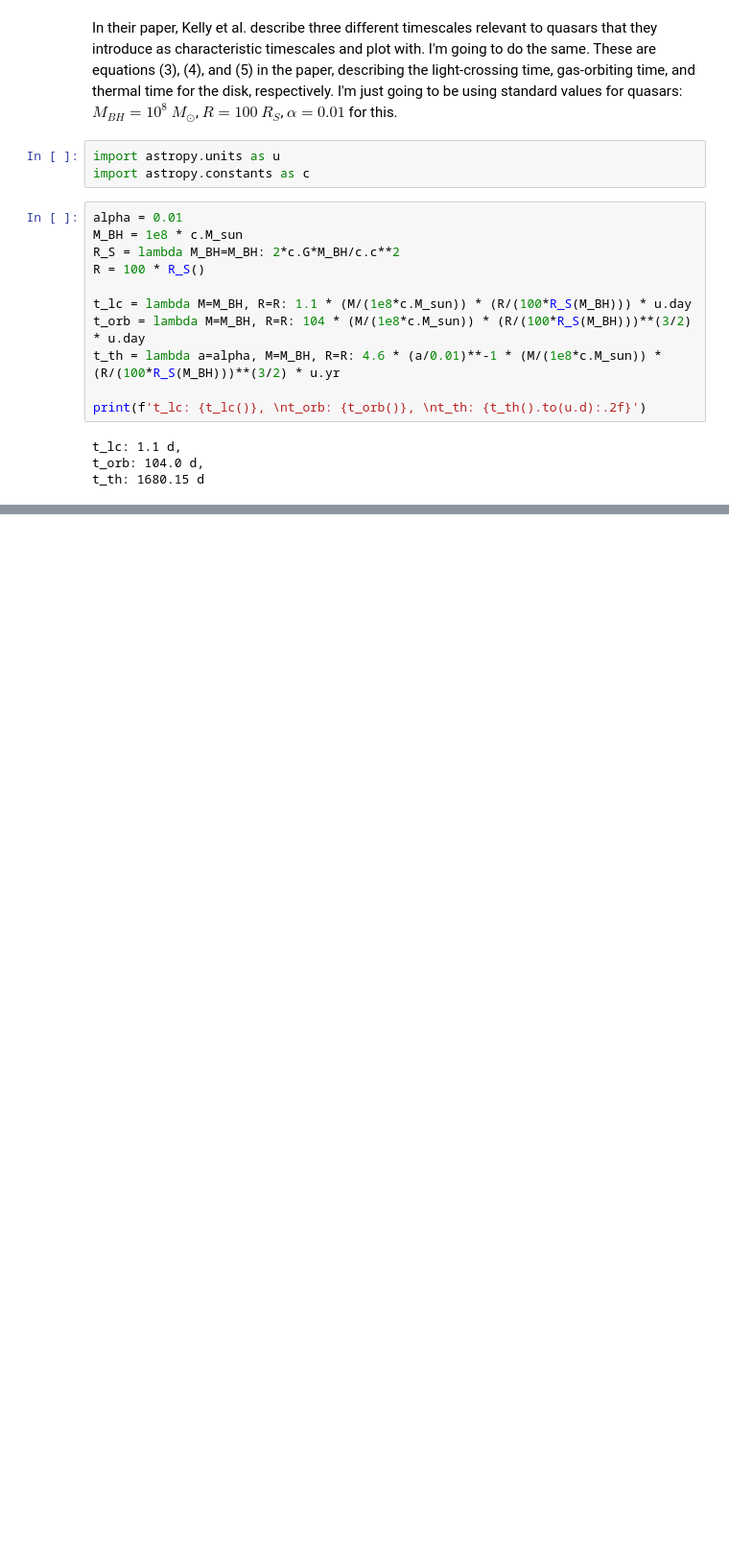
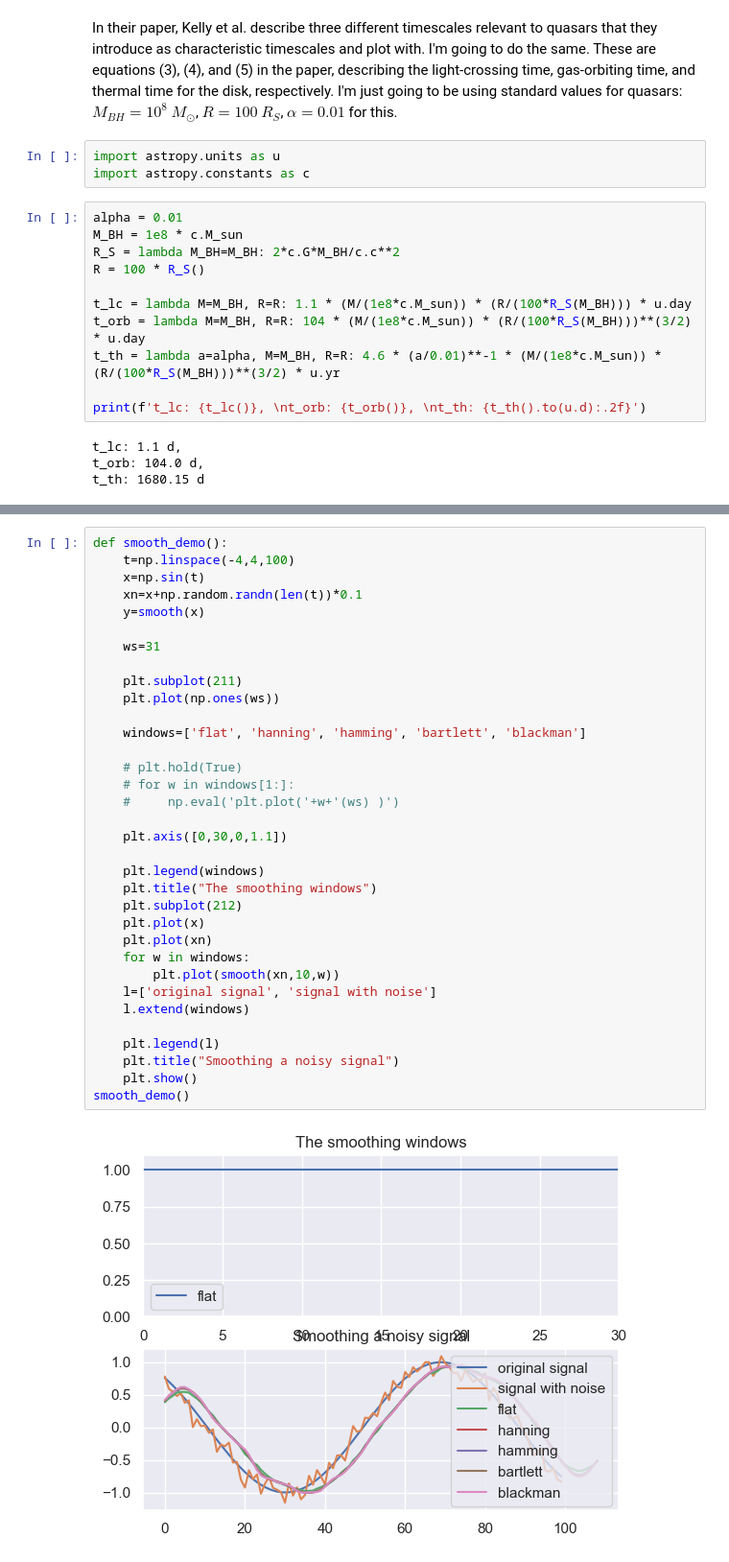
Before and after one commit to maliceious/MastersThesis, a Jupyter notebook: Damped Random Walk.ipynb, the cells around one changed output, grey strips where cells are left out. Shown: that part at 96% size. Drawn from its saved outputs; the diff is of its cells as text; blank space fills up the shorter version.

```diff
--- a/Damped Random Walk.ipynb
+++ b/Damped Random Walk.ipynb
@@ -113,0 +227,36 @@ Above is from the Kelly et al. 2009 paper that I am mimicking. They write: *"The
+# %%
+def smooth_demo():
+    t=np.linspace(-4,4,100)
+    x=np.sin(t)
+    xn=x+np.random.randn(len(t))*0.1
+    y=smooth(x)
+
+    ws=31
+
+    plt.subplot(211)
+    plt.plot(np.ones(ws))
+
+    windows=['flat', 'hanning', 'hamming', 'bartlett', 'blackman']
+
+    # plt.hold(True)
+    # for w in windows[1:]:
+    #     np.eval('plt.plot('+w+'(ws) )')
+
+    plt.axis([0,30,0,1.1])
+
+    plt.legend(windows)
+    plt.title("The smoothing windows")
+    plt.subplot(212)
+    plt.plot(x)
+    plt.plot(xn)
+    for w in windows:
+        plt.plot(smooth(xn,10,w))
+    l=['original signal', 'signal with noise']
+    l.extend(windows)
+
+    plt.legend(l)
+    plt.title("Smoothing a noisy signal")
+    plt.show()
+smooth_demo()
+# %% [output]
+[figure, added]
```
Also changed, not shown: parts of 16 cells of this notebook, 1 other file.
